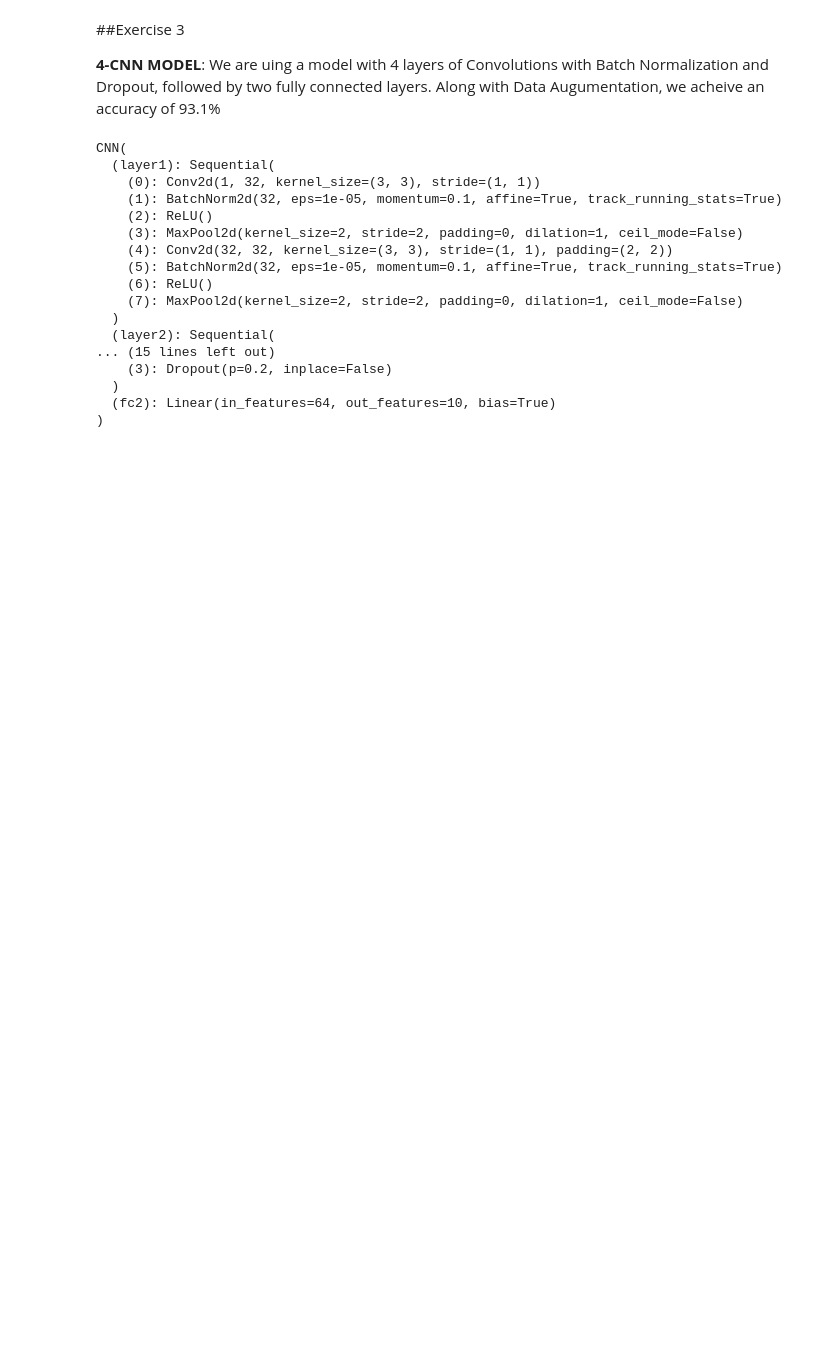
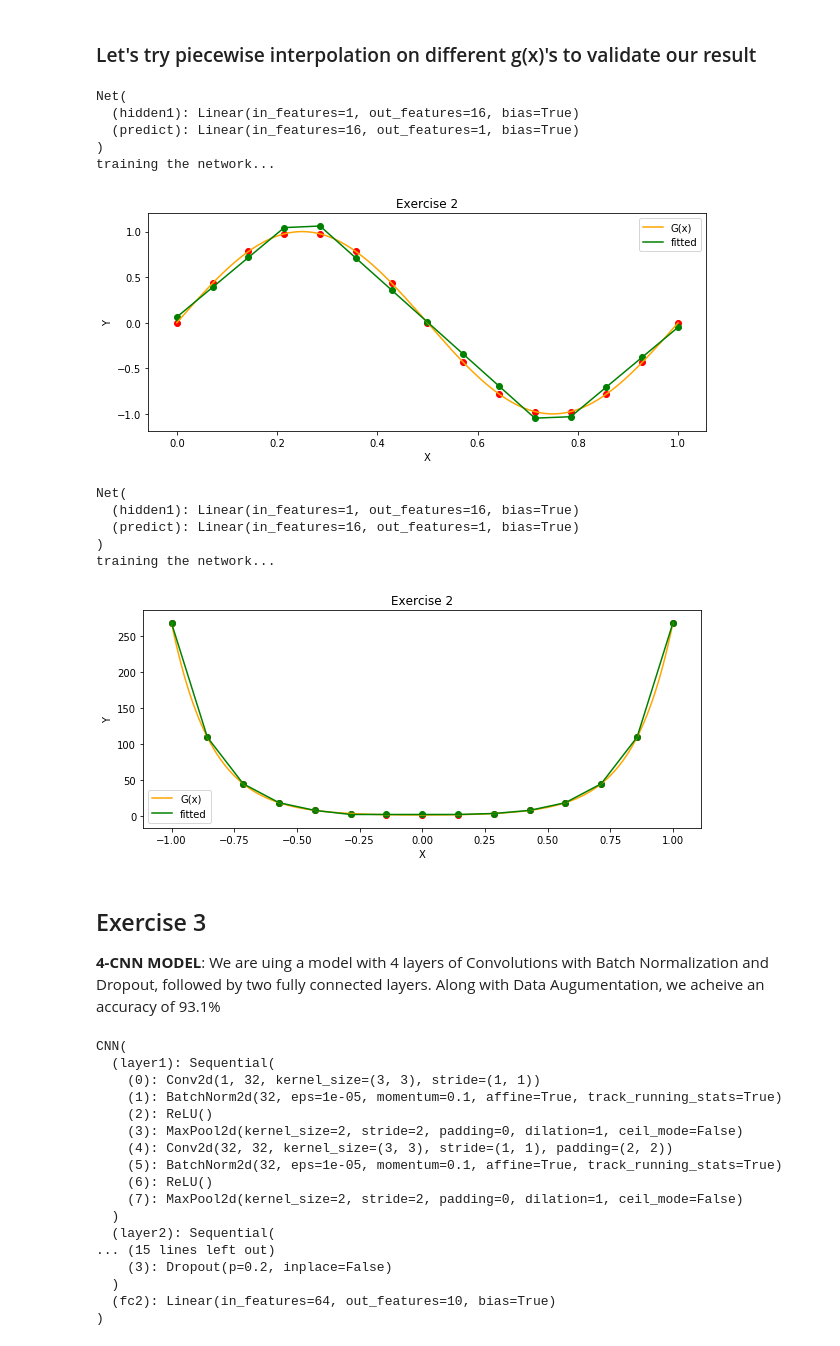
Before and after one commit to sreenivasanramesh/APM598, a Jupyter notebook: Assignment2/Homework2.ipynb, the cells around one changed output. Cells and saved outputs as stored; diff of their text form; code cells hidden in the pictures; blank space fills up the shorter version.

```diff
--- a/Assignment2/Homework2.ipynb
+++ b/Assignment2/Homework2.ipynb
@@ -403,5 +418,26 @@ Number of layers:
+# %% [markdown]
+### Let's try piecewise interpolation on different g(x)'s to validate our result
+# %%
+gx = lambda x: np.sin(2 * np.pi * x)
+piecewise_linear(gx, start=0, end=1, num_points=15)
+
+gx = lambda x: np.cosh(2 * np.pi * x)
+piecewise_linear(gx, start=-1, end=1, num_points=15)
+# %% [output]
+Net(
+  (hidden1): Linear(in_features=1, out_features=16, bias=True)
+  (predict): Linear(in_features=16, out_features=1, bias=True)
+)
+training the network...
+[figure, added]
+Net(
+  (hidden1): Linear(in_features=1, out_features=16, bias=True)
+  (predict): Linear(in_features=16, out_features=1, bias=True)
+)
+training the network...
+[figure, added]
 # %% [markdown]
-##Exercise 3
+## Exercise 3
 
 **4-CNN MODEL**: We are uing a model with 4 layers of Convolutions with Batch Normalization and Dropout, followed by two fully connected layers. Along with Data Augumentation, we acheive an accuracy of 93.1%
 # %%
```
Also changed, not shown: parts of 19 cells of this notebook.
